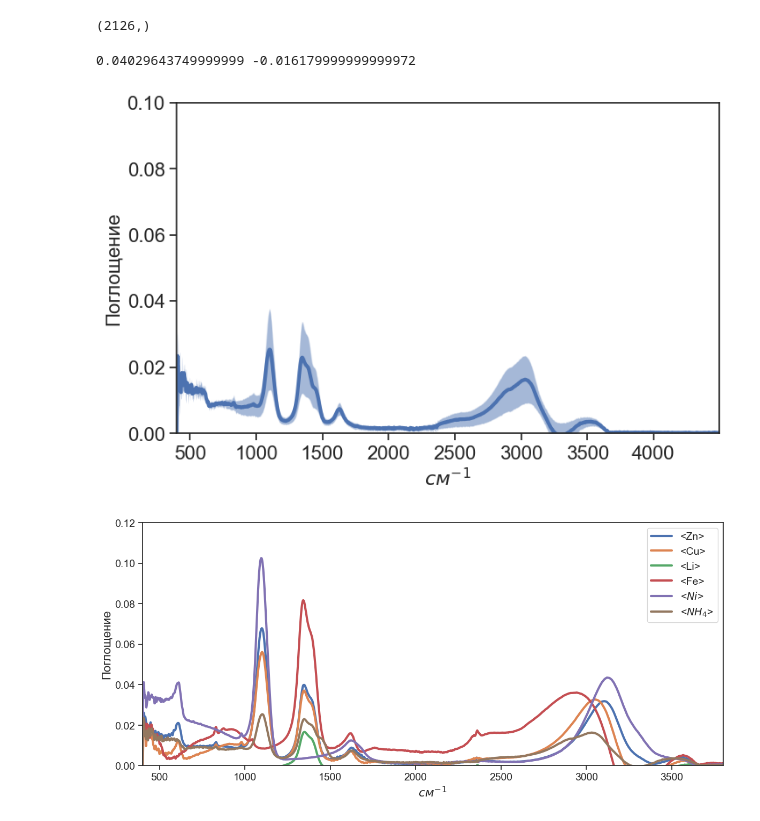
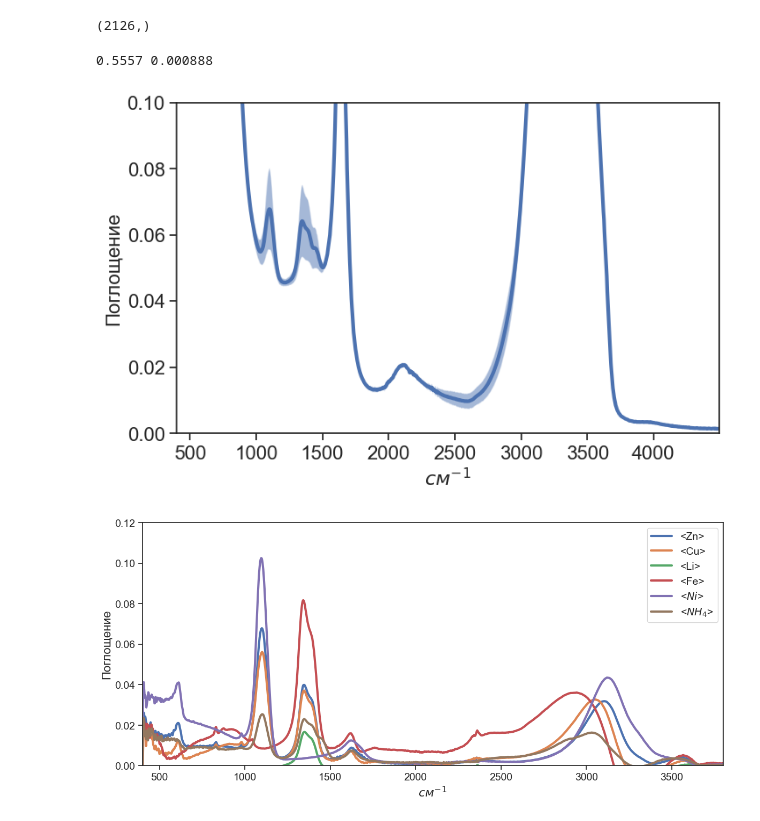
Before and after one commit to oesarmanova/salts_water_2022, a Jupyter notebook: exploratory_data_analysis.ipynb, the cells around one changed output. Saved outputs shown, nothing was run; the diff lists cells and outputs as text; code cells hidden in the pictures.

```diff
--- a/exploratory_data_analysis.ipynb
+++ b/exploratory_data_analysis.ipynb
@@ -69,34 +69,34 @@ x.shape
 # %%
 cations = (outputs['Zn'] == 0) & \
             (outputs['Cu'] == 0) & \
             (outputs['Li'] == 0) & \
             (outputs['Fe'] == 0) & \
             (outputs['Ni'] == 0) & \
             (outputs['NH4'] != 0)
 
 
-y = df[cations] - baseline.mean().values
+y = df[cations]
 mean = y.mean(); std = y.std()
 y1 = mean - std; y2 = mean + std
 print(y.max().max(), y.min().min())
 
 plt.figure(figsize=(8, 5), dpi=100)
 plt.plot(x, mean, linewidth=3)
 plt.fill_between(x, y1, y2, alpha=0.5)
 
 plt.ylim([0., 0.1])
 plt.xlim([x[-1], x[0]])
 #plt.legend(fontsize=14)
 plt.yticks(fontsize=16)
 plt.xticks(fontsize=16)
 plt.xlabel('$см^{-1}$', fontsize=16)
 plt.ylabel('Поглощение', fontsize=16)
 
-plt.savefig('images/ir/NH4-baseline.jpeg', dpi=100, format='jpeg')
+#plt.savefig('images/ir/NH4-baseline.jpeg', dpi=100, format='jpeg')
 plt.show()
 # %% [output]
-0.04029643749999999 -0.016179999999999972
+0.5557 0.000888
-[figure, old version]
+[figure, new version]
 # %%
 plt.figure(figsize=(14, 6), dpi=100)
 
```
Also changed, not shown: 2 other files.
